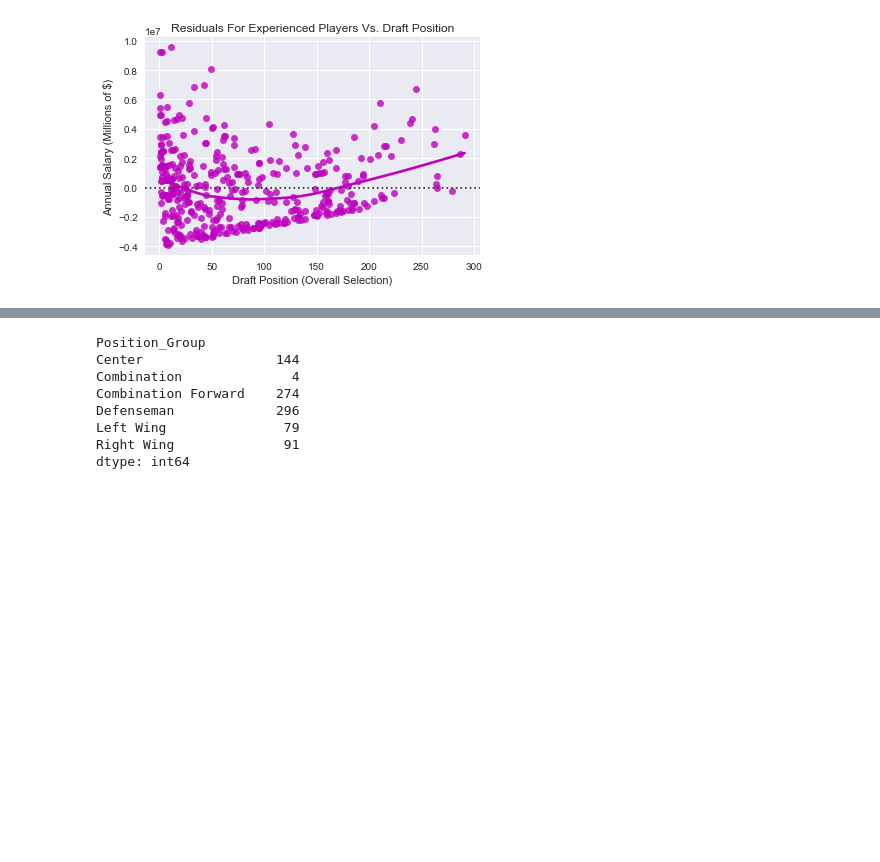
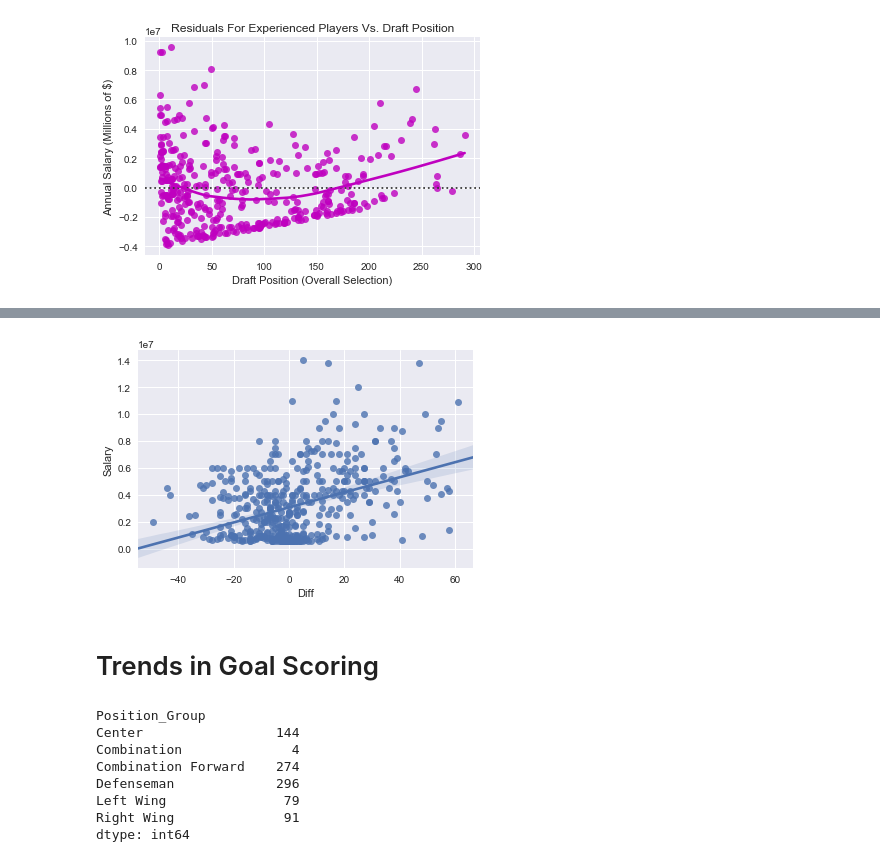
Before and after one commit to jaredbgo/NHL_analysis, a Jupyter notebook: NHL_Analysis.ipynb, the cells around one changed output, grey strips where cells are left out. Drawn from its saved outputs; the diff is of its cells as text; code cells hidden in the pictures; blank space fills up the shorter version.

```diff
--- a/NHL_Analysis.ipynb
+++ b/NHL_Analysis.ipynb
@@ -201,3 +227,10 @@ gritty_draft = sns.regplot(data = nhl_frame_5exp, x = "Ovrl", y = "Grit")
+# %%
+corsi_sal = sns.regplot(data = nhl_frame_5exp, x = "Diff", y = "Salary")
+#Corsi is a common analytics hockey stat -- This includes shots on goal, missed shots on goal, and blocked shot attempts towards the opposition's net minus the same shot attempts directed at your own team's net
+# %% [output]
+[figure, added]
+# %% [markdown]
+# Trends in Goal Scoring
 # %%
 #Now, we want to see how people are scoring goals in the nhl that year
 #Our hypothesis is that defenseman, who play more at the point, score more of their goals via SLAPSHOT
```
Also changed, not shown: parts of 10 cells of this notebook.
